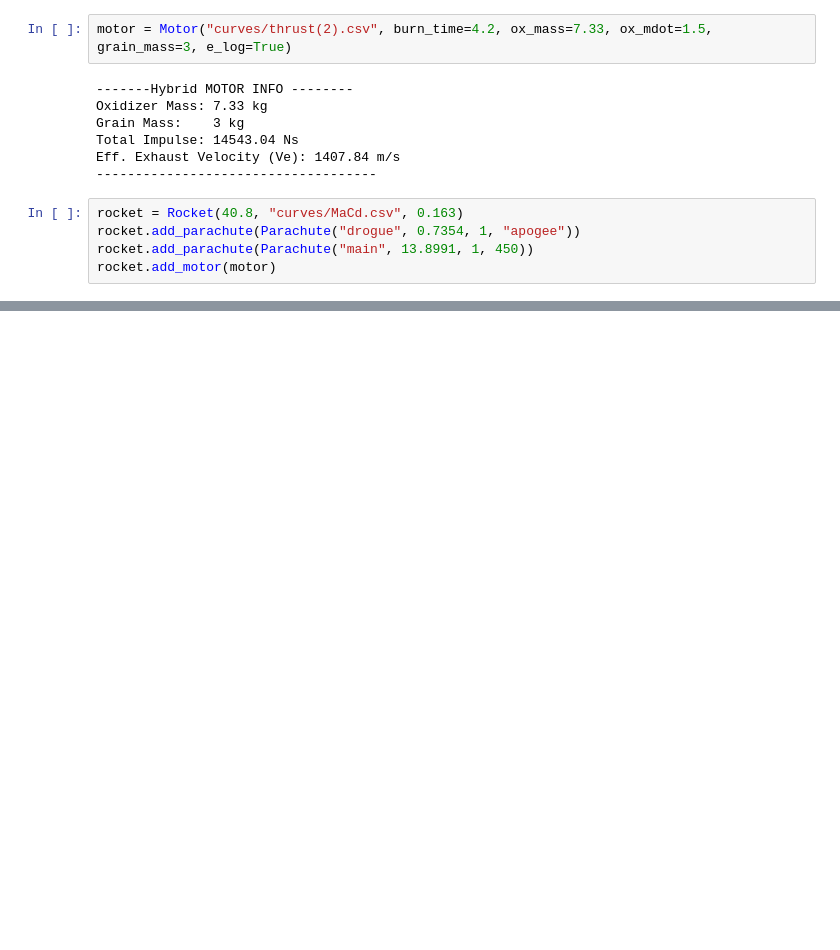
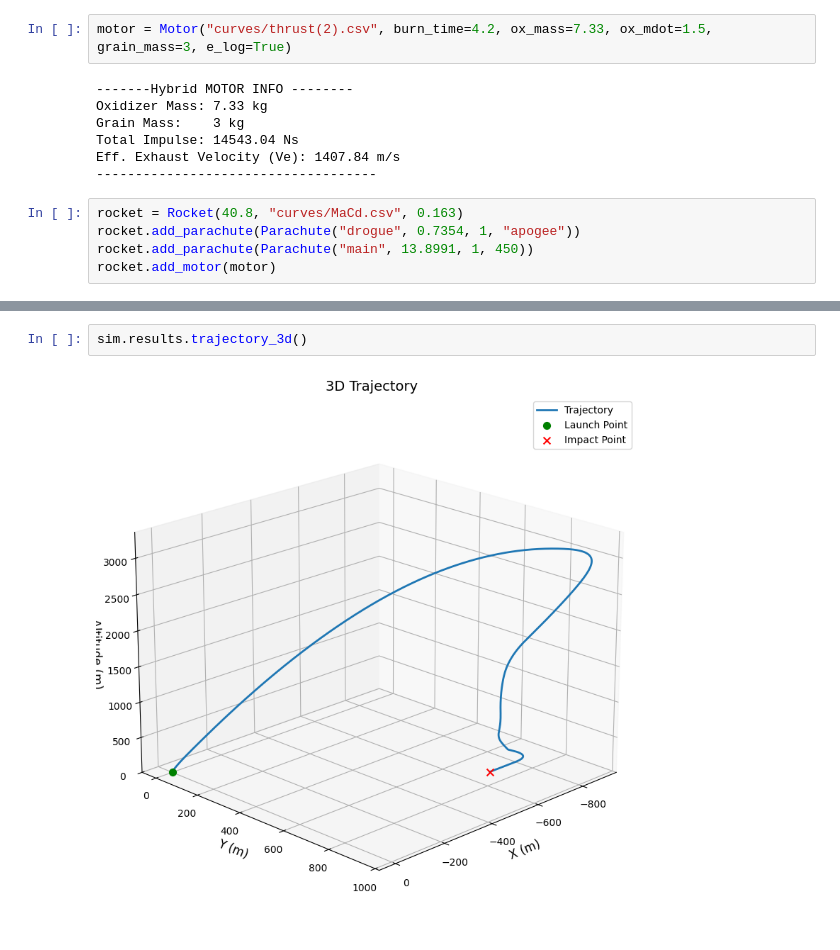
Before and after one commit to egujito/flight-forge, a Jupyter notebook: example.ipynb, the cells around one changed output, grey strips where cells are left out. Cells and saved outputs as stored; diff of their text form; blank space fills up the shorter version.

```diff
--- a/example.ipynb
+++ b/example.ipynb
@@ -53,2 +53,6 @@ burn_out conditions:
 mass = 40.99 kg
 -------------------------------------------
+# %%
+sim.results.trajectory_3d()
+# %% [output]
+[figure, added]
```
Also changed, not shown: parts of 10 cells of this notebook, 6 other files.
